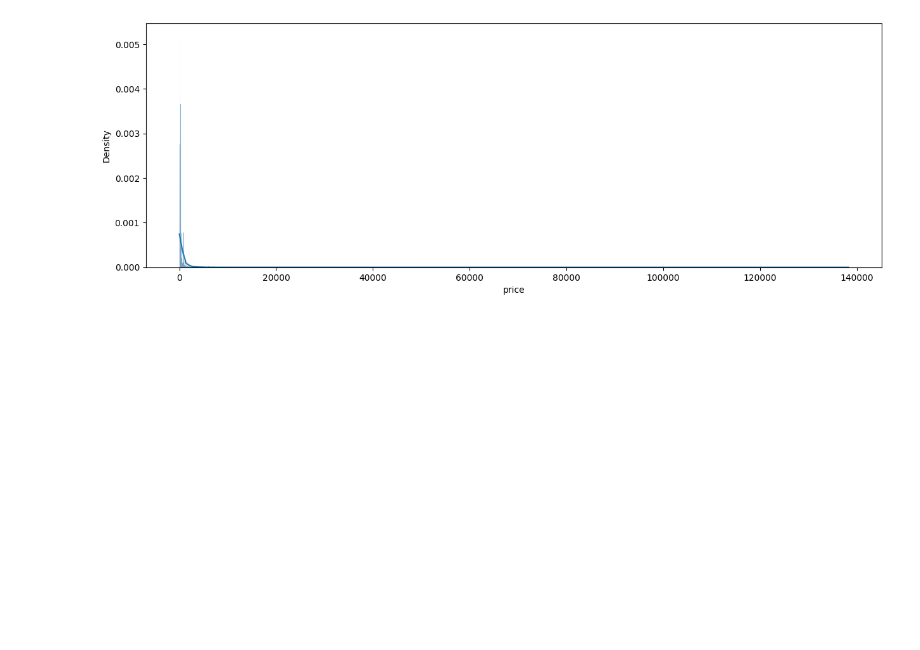
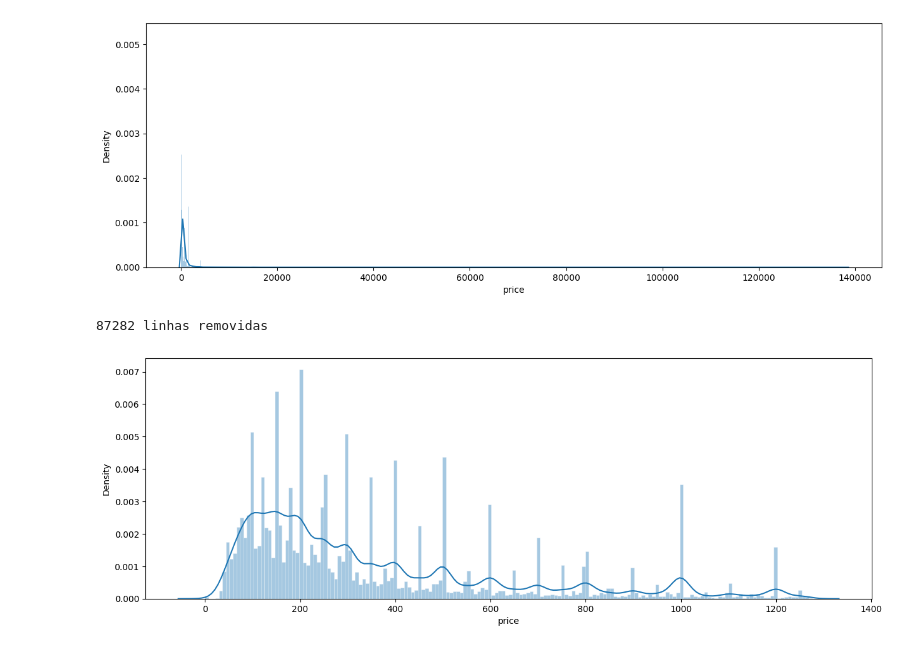
Before and after one commit to Giodzz/Data-Science-Project, a Jupyter notebook: main.ipynb, the cells around one changed output. Cells and saved outputs as stored; diff of their text form; code cells hidden in the pictures; blank space fills up the shorter version.

Commit message:
Anlise da coluna price

```diff
--- a/main.ipynb
+++ b/main.ipynb
@@ -282,6 +282,15 @@ def limites(coluna):
     return (li, ls)
 
 
+# função para excluir outliers
+def excluir_outliers(df, nome_coluna):
+    qtd_linhas = df.shape[0]
+    lim_inf, lim_sup = limites(df[nome_coluna])
+    df = df.loc[(df[nome_coluna] >= lim_inf) & (df[nome_coluna] <= lim_sup), :]
+    linhas_removidas = qtd_linhas - df.shape[0]
+    return df, linhas_removidas
+
+
 # função para plotar o boxplot
 def boxplot(coluna):
     fig, (ax1, ax2) = plt.subplots(1, 2)  # ax1 é o eixo do primeiro gráfico, ax2 do segundo gráfico
@@ -294,4 +303,4 @@ def boxplot(coluna):
 # função para plotar histograma
 def histograma(coluna):
     plt.figure(figsize=(15, 5))
-    sns.histplot(coluna, kde=True, stat='density')
+    sns.histplot(coluna, kde=True, kde_kws=dict(cut=3), stat='density', alpha=.4, edgecolor=(1, 1, 1, .4), )
@@ -301,3 +315,13 @@ histograma(base_airbnb['price'])
 # %% [output]
 [figure]
 [figure]
+# %%
+base_airbnb, linhas_excluidas = excluir_outliers(base_airbnb, 'price')
+
+print(f"{linhas_excluidas} linhas removidas")
+# %% [output]
+87282 linhas removidas
+# %%
+histograma(base_airbnb['price'])
+# %% [output]
+[figure, added]
```
Also changed, not shown: parts of 1 cell of this notebook.
